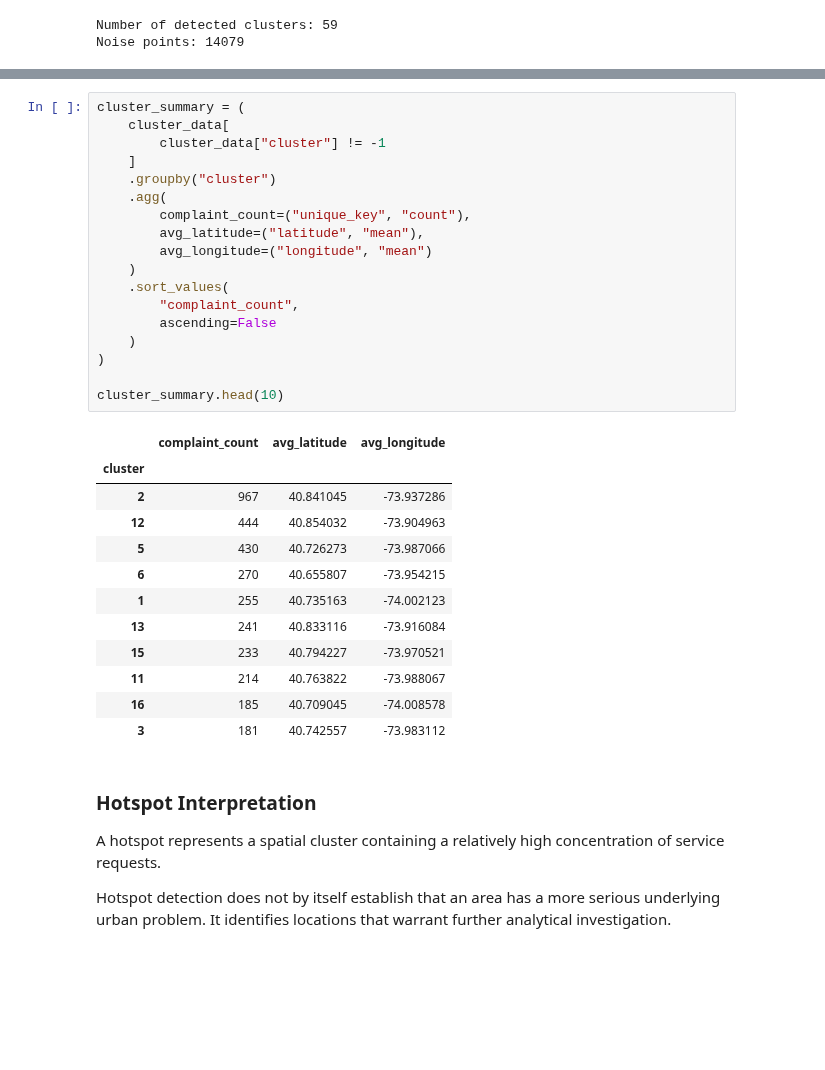
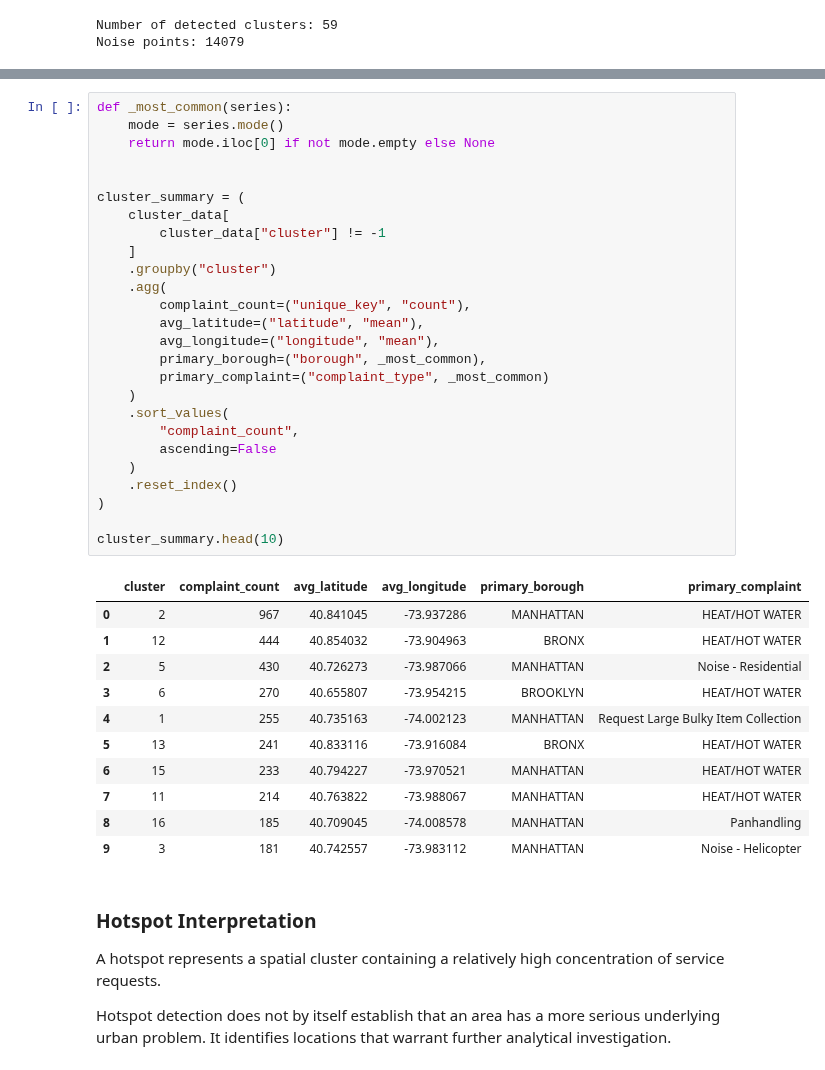
Before and after one commit to imriyamandal/CivicPulse-AI, a Jupyter notebook: notebooks/RiyaMandal_CivicPulseAI.ipynb, the cells around one changed output, grey strips where cells are left out. Cells and saved outputs as stored; diff of their text form; blank space fills up the shorter version.

```diff
--- a/notebooks/RiyaMandal_CivicPulseAI.ipynb
+++ b/notebooks/RiyaMandal_CivicPulseAI.ipynb
@@ -980,34 +997,41 @@ plt.show()
 # %%
+def _most_common(series):
+    mode = series.mode()
+    return mode.iloc[0] if not mode.empty else None
+
+
 cluster_summary = (
     cluster_data[
         cluster_data["cluster"] != -1
     ]
     .groupby("cluster")
     .agg(
         complaint_count=("unique_key", "count"),
         avg_latitude=("latitude", "mean"),
-        avg_longitude=("longitude", "mean")
+        avg_longitude=("longitude", "mean"),
+        primary_borough=("borough", _most_common),
+        primary_complaint=("complaint_type", _most_common)
     )
     .sort_values(
         "complaint_count",
         ascending=False
     )
+    .reset_index()
 )
 
 cluster_summary.head(10)
 # %% [output]
-|  | complaint_count | avg_latitude | avg_longitude |
-| cluster |  |  |  |
-| 2 | 967 | 40.841045 | -73.937286 |
-| 12 | 444 | 40.854032 | -73.904963 |
-| 5 | 430 | 40.726273 | -73.987066 |
-| 6 | 270 | 40.655807 | -73.954215 |
-| 1 | 255 | 40.735163 | -74.002123 |
-| 13 | 241 | 40.833116 | -73.916084 |
-| 15 | 233 | 40.794227 | -73.970521 |
-| 11 | 214 | 40.763822 | -73.988067 |
-| 16 | 185 | 40.709045 | -74.008578 |
-| 3 | 181 | 40.742557 | -73.983112 |
+|  | cluster | complaint_count | avg_latitude | avg_longitude | primary_borough | primary_complaint |
+| 0 | 2 | 967 | 40.841045 | -73.937286 | MANHATTAN | HEAT/HOT WATER |
+| 1 | 12 | 444 | 40.854032 | -73.904963 | BRONX | HEAT/HOT WATER |
+| 2 | 5 | 430 | 40.726273 | -73.987066 | MANHATTAN | Noise - Residential |
+| 3 | 6 | 270 | 40.655807 | -73.954215 | BROOKLYN | HEAT/HOT WATER |
+| 4 | 1 | 255 | 40.735163 | -74.002123 | MANHATTAN | Request Large Bulky Item Collection |
+| 5 | 13 | 241 | 40.833116 | -73.916084 | BRONX | HEAT/HOT WATER |
+| 6 | 15 | 233 | 40.794227 | -73.970521 | MANHATTAN | HEAT/HOT WATER |
+| 7 | 11 | 214 | 40.763822 | -73.988067 | MANHATTAN | HEAT/HOT WATER |
+| 8 | 16 | 185 | 40.709045 | -74.008578 | MANHATTAN | Panhandling |
+| 9 | 3 | 181 | 40.742557 | -73.983112 | MANHATTAN | Noise - Helicopter |
 # %% [markdown]
 ### Hotspot Interpretation
 
```
Also changed, not shown: parts of 32 cells of this notebook, 5 other files.
